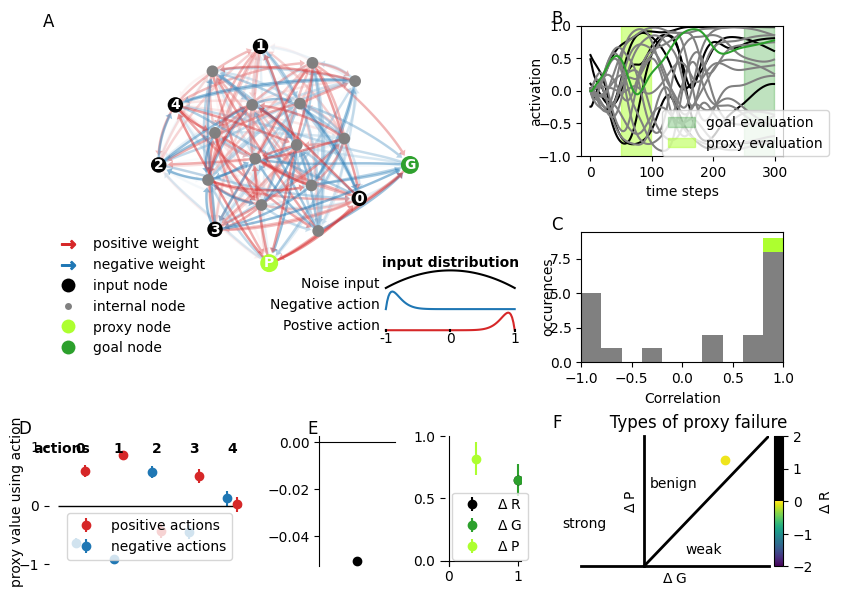
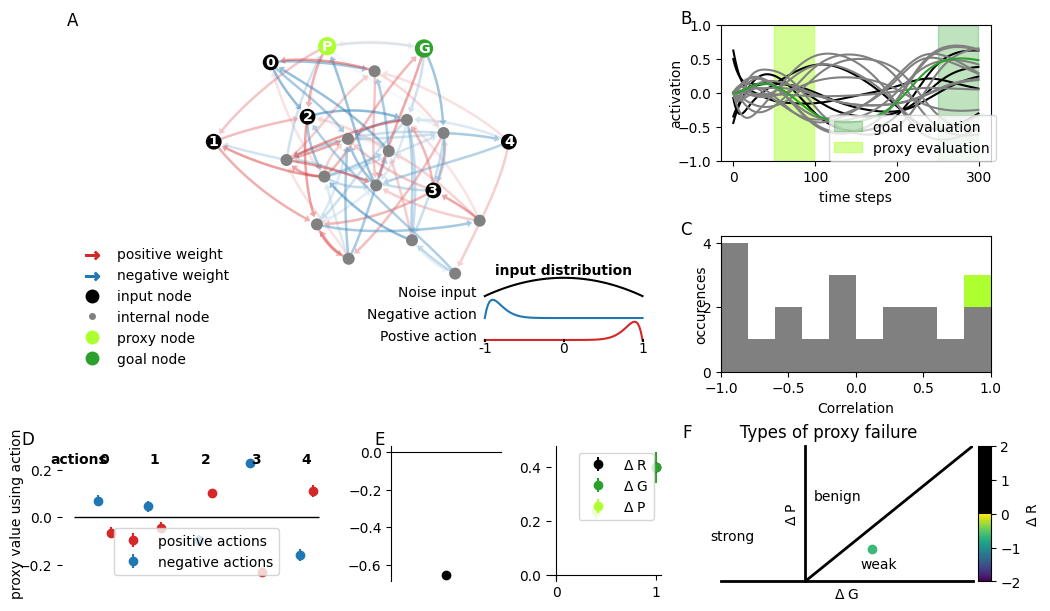
The change to this notebook cell's code, shown as a diff; its figure went from the first image to the second:
--- before
+++ after
@@ -1,8 +1,6 @@
+a = 1/0
 
 
-
-
-
-fig = plt.figure(layout = "constrained", figsize =(8.27,11.69/2))
+fig = plt.figure(layout = "constrained", figsize =(10,6)) # figsize =(8.27,11.69/2))
 gs = fig.add_gridspec(2, 2, left=0.1, right=0.95, top=0.95, bottom=0.1, wspace=0.3, hspace=0.3)
 

Commit: updated all fig for submission